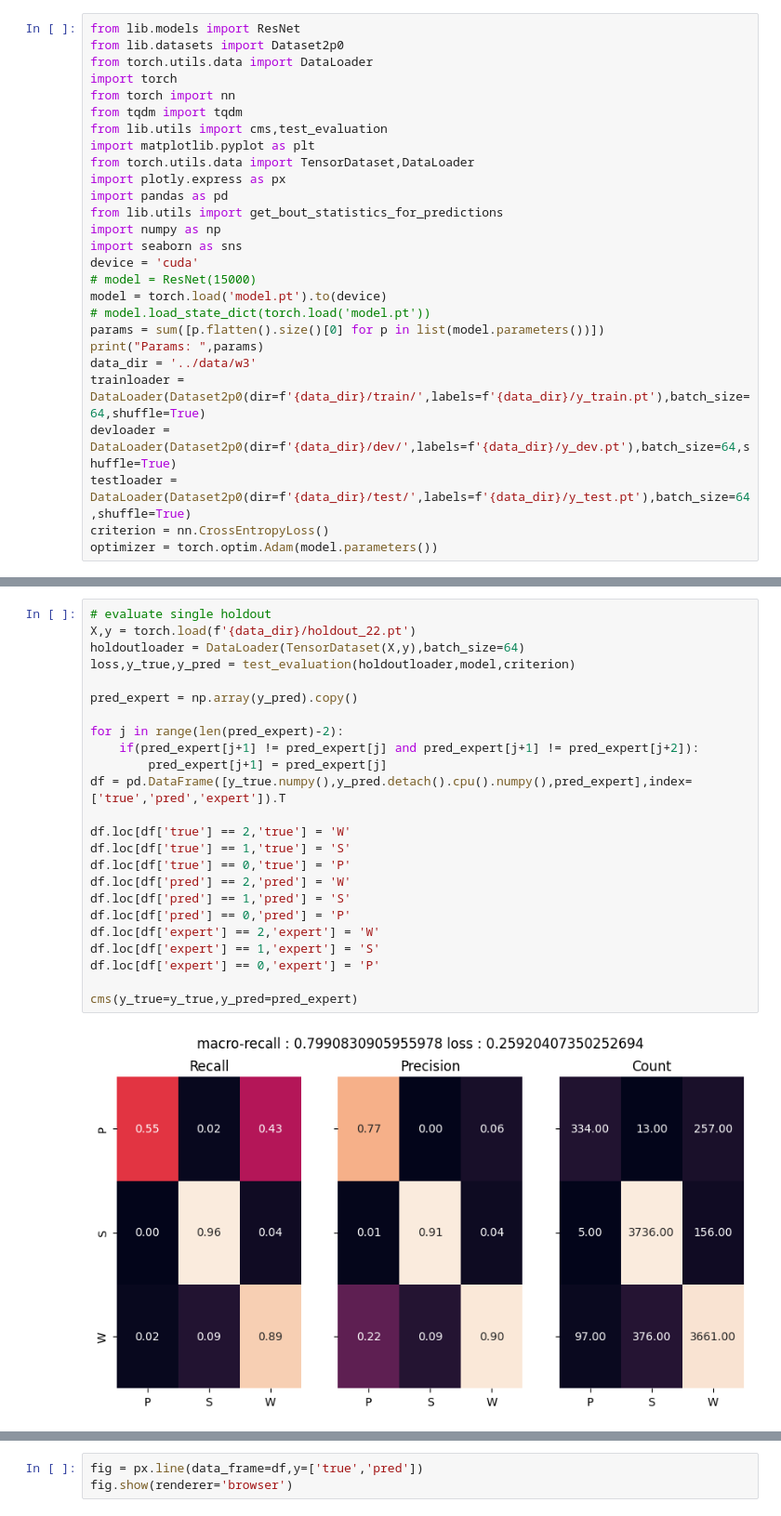
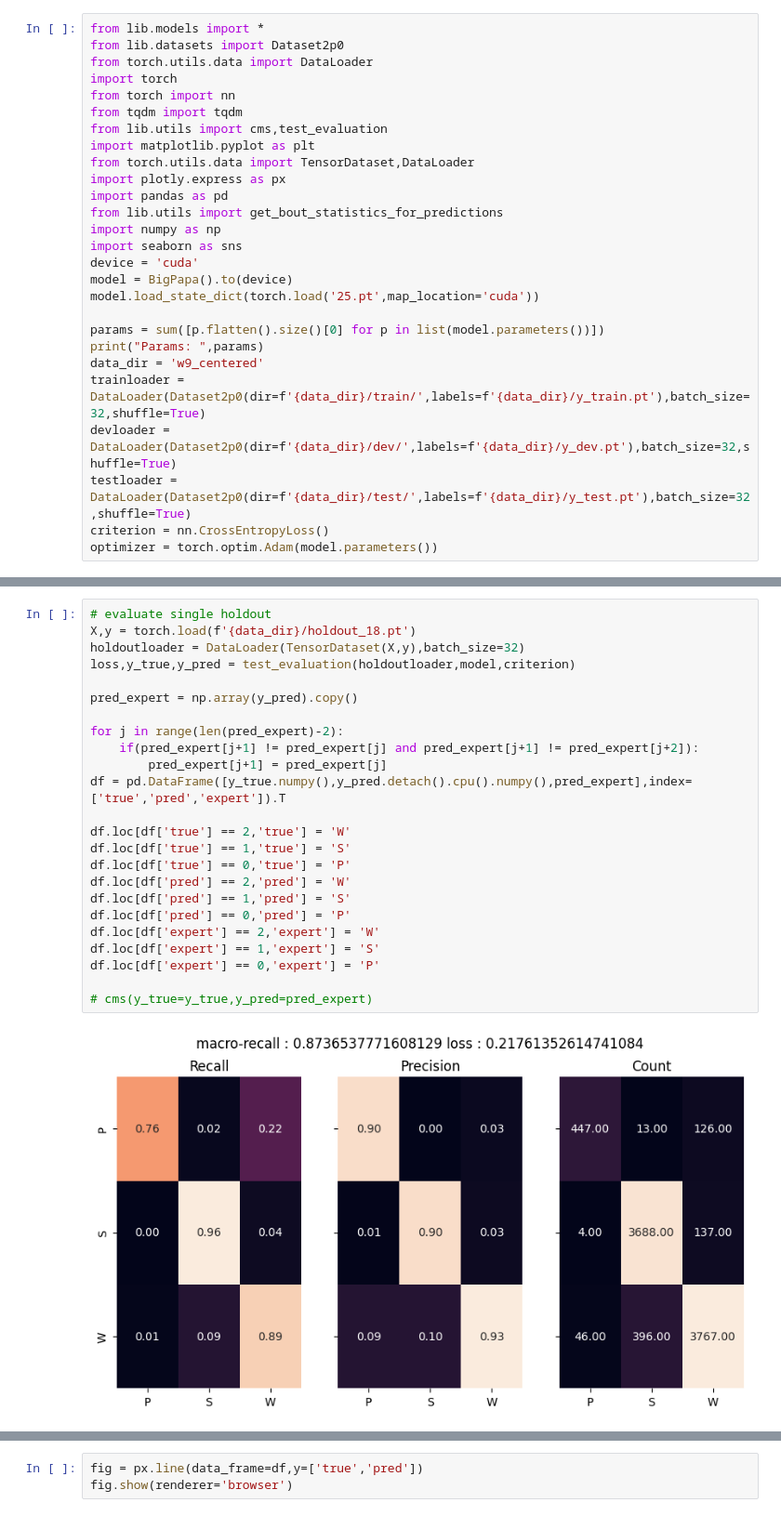
Before and after one commit to smithandrewk/sleep_ml, a Jupyter notebook: evaluate_model.ipynb, the cells around one changed output, grey strips where cells are left out. Shown at 93% size. Saved outputs shown, nothing was run; the diff lists cells and outputs as text.

```diff
--- a/evaluate_model.ipynb
+++ b/evaluate_model.ipynb
@@ -1,5 +1,5 @@
 # %%
-from lib.models import ResNet
+from lib.models import *
 from lib.datasets import Dataset2p0
 from torch.utils.data import DataLoader
 import torch
@@ -14,15 +14,15 @@ from lib.utils import get_bout_statistics_for_predictions
 import numpy as np
 import seaborn as sns
 device = 'cuda'
-# model = ResNet(15000)
-model = torch.load('model.pt').to(device)
-# model.load_state_dict(torch.load('model.pt'))
+model = BigPapa().to(device)
+model.load_state_dict(torch.load('25.pt',map_location='cuda'))
+
 params = sum([p.flatten().size()[0] for p in list(model.parameters())])
 print("Params: ",params)
-data_dir = '../data/w3'
-trainloader = DataLoader(Dataset2p0(dir=f'{data_dir}/train/',labels=f'{data_dir}/y_train.pt'),batch_size=64,shuffle=True)
-devloader = DataLoader(Dataset2p0(dir=f'{data_dir}/dev/',labels=f'{data_dir}/y_dev.pt'),batch_size=64,shuffle=True)
-testloader = DataLoader(Dataset2p0(dir=f'{data_dir}/test/',labels=f'{data_dir}/y_test.pt'),batch_size=64,shuffle=True)
+data_dir = 'w9_centered'
+trainloader = DataLoader(Dataset2p0(dir=f'{data_dir}/train/',labels=f'{data_dir}/y_train.pt'),batch_size=32,shuffle=True)
+devloader = DataLoader(Dataset2p0(dir=f'{data_dir}/dev/',labels=f'{data_dir}/y_dev.pt'),batch_size=32,shuffle=True)
+testloader = DataLoader(Dataset2p0(dir=f'{data_dir}/test/',labels=f'{data_dir}/y_test.pt'),batch_size=32,shuffle=True)
 criterion = nn.CrossEntropyLoss()
 optimizer = torch.optim.Adam(model.parameters())
 # %% [output]
@@ -43,26 +51,26 @@ test_evaluation(testloader,model,criterion)
 # %%
 # evaluate single holdout
-X,y = torch.load(f'{data_dir}/holdout_22.pt')
-holdoutloader = DataLoader(TensorDataset(X,y),batch_size=64)
+X,y = torch.load(f'{data_dir}/holdout_18.pt')
+holdoutloader = DataLoader(TensorDataset(X,y),batch_size=32)
 loss,y_true,y_pred = test_evaluation(holdoutloader,model,criterion)
 
 pred_expert = np.array(y_pred).copy()
 
 for j in range(len(pred_expert)-2):
     if(pred_expert[j+1] != pred_expert[j] and pred_expert[j+1] != pred_expert[j+2]):
         pred_expert[j+1] = pred_expert[j]
 df = pd.DataFrame([y_true.numpy(),y_pred.detach().cpu().numpy(),pred_expert],index=['true','pred','expert']).T
 
 df.loc[df['true'] == 2,'true'] = 'W'
 df.loc[df['true'] == 1,'true'] = 'S'
 df.loc[df['true'] == 0,'true'] = 'P'
 df.loc[df['pred'] == 2,'pred'] = 'W'
 df.loc[df['pred'] == 1,'pred'] = 'S'
 df.loc[df['pred'] == 0,'pred'] = 'P'
 df.loc[df['expert'] == 2,'expert'] = 'W'
 df.loc[df['expert'] == 1,'expert'] = 'S'
 df.loc[df['expert'] == 0,'expert'] = 'P'
 
-cms(y_true=y_true,y_pred=pred_expert)
+# cms(y_true=y_true,y_pred=pred_expert)
 # %% [output]
-[figure, old version]
+[figure, new version]
```
Also changed, not shown: parts of 13 cells of this notebook, 1 other file.
